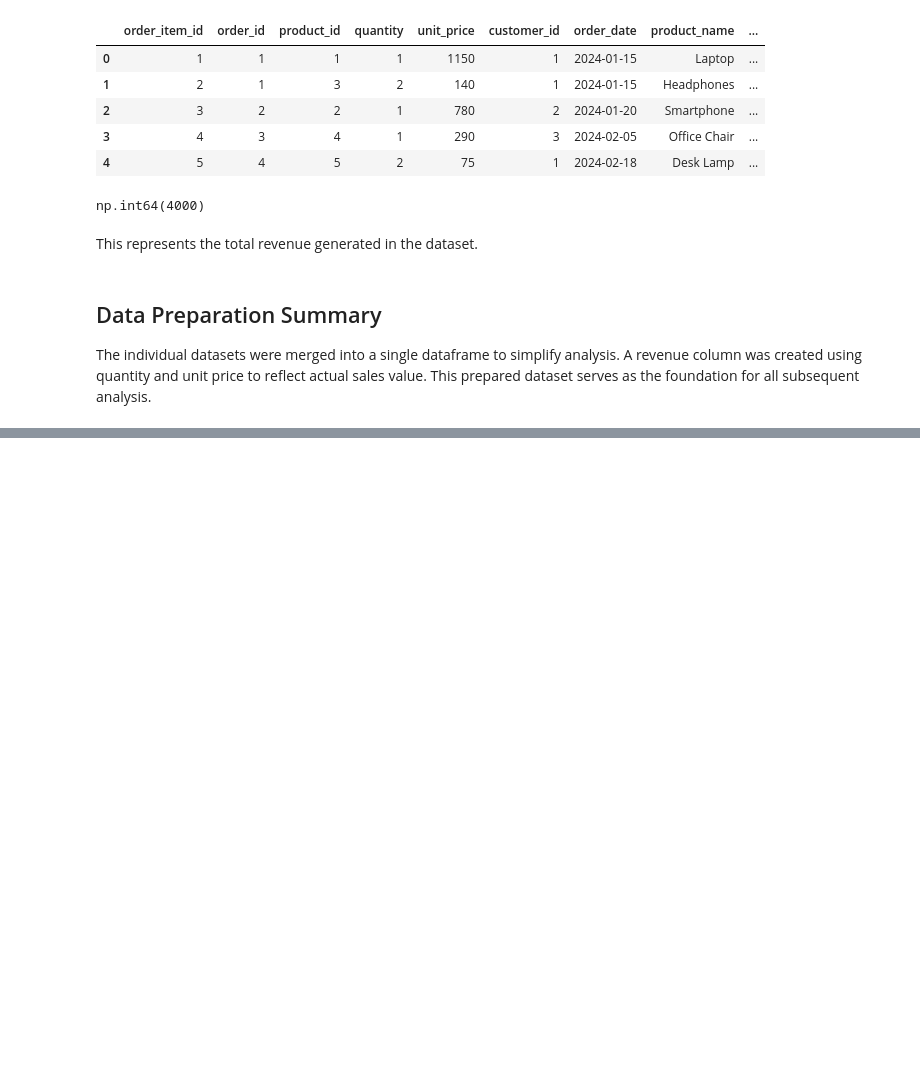
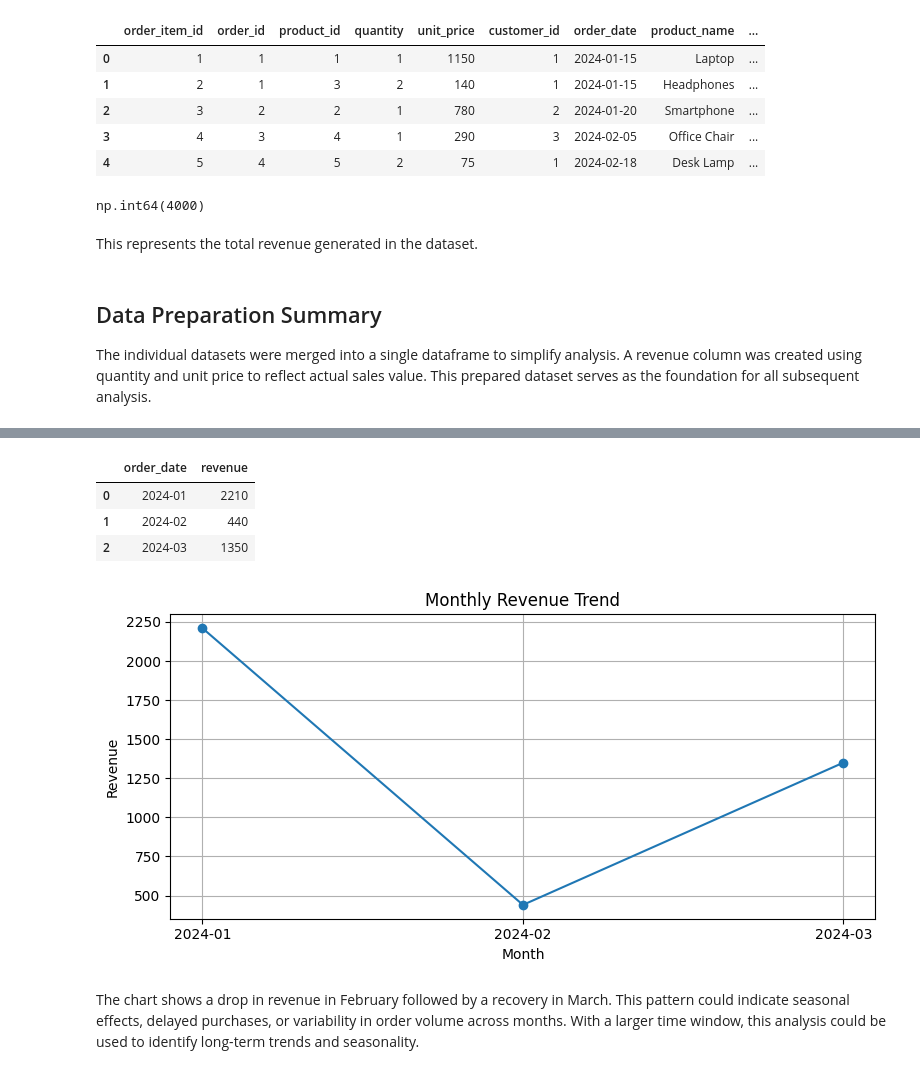
Before and after one commit to AlvaroMak/python-sales-analysis-alvaro, a Jupyter notebook: notebooks/sales_analysis.ipynb, the cells around one changed output, grey strips where cells are left out. Drawn from its saved outputs; the diff is of its cells as text; code cells hidden in the pictures; blank space fills up the shorter version.

Commit message:
Add revenue analysis by category and monthly trend

```diff
--- a/notebooks/sales_analysis.ipynb
+++ b/notebooks/sales_analysis.ipynb
@@ -63,0 +88,31 @@ This prepared dataset serves as the foundation for all subsequent analysis.
+# %%
+monthly_revenue = (
+    sales_df
+    .groupby(
+        sales_df["order_date"].dt.to_period("M")
+    )["revenue"]
+    .sum()
+    .reset_index()
+)
+
+monthly_revenue["order_date"] = monthly_revenue["order_date"].astype(str)
+monthly_revenue
+# %% [output]
+|  | order_date | revenue |
+| 0 | 2024-01 | 2210 |
+| 1 | 2024-02 | 440 |
+| 2 | 2024-03 | 1350 |
+# %%
+plt.figure(figsize=(8, 4))
+plt.plot(monthly_revenue["order_date"], monthly_revenue["revenue"], marker="o")
+plt.title("Monthly Revenue Trend")
+plt.xlabel("Month")
+plt.ylabel("Revenue")
+plt.grid(True)
+plt.tight_layout()
+plt.show()
+# %% [output]
+[figure, added]
+# %% [markdown]
+The chart shows a drop in revenue in February followed by a recovery in March. This pattern could indicate seasonal effects, delayed purchases, or variability in order volume across months.
+With a larger time window, this analysis could be used to identify long-term trends and seasonality.
```
Also changed, not shown: parts of 4 cells of this notebook.
